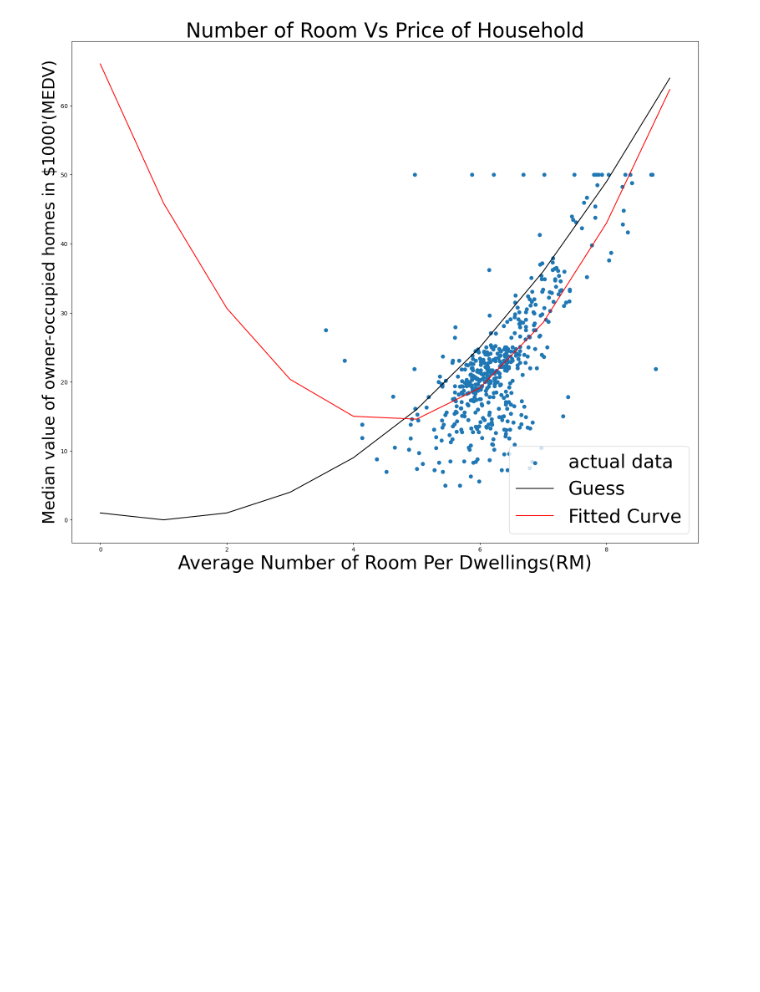
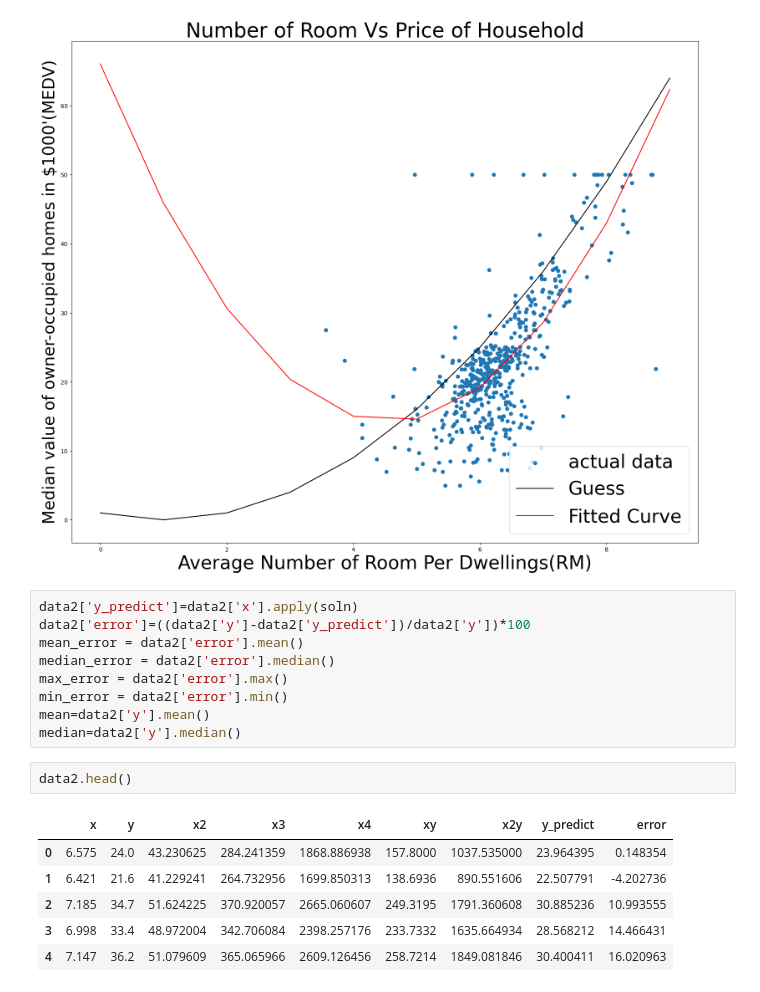
Before and after one commit to abiral-adhikari/mcsc-project, a Jupyter notebook: quatratic.ipynb, the cells around one changed output. Drawn from its saved outputs; the diff is of its cells as text; blank space fills up the shorter version.

Commit message:
Tested the Model
Tested the Model for mean error% and accuracy ,cofficient of variation etc

```diff
--- a/quatratic.ipynb
+++ b/quatratic.ipynb
@@ -93,3 +93,21 @@ ax.legend(loc=4,fontsize=32)
 # %% [output]
 <matplotlib.legend.Legend at 0x...>
 [figure]
+# %%
+data2['y_predict']=data2['x'].apply(soln)
+data2['error']=((data2['y']-data2['y_predict'])/data2['y'])*100
+mean_error = data2['error'].mean()
+median_error = data2['error'].median()
+max_error = data2['error'].max()
+min_error = data2['error'].min()
+mean=data2['y'].mean()
+median=data2['y'].median()
+# %%
+data2.head()
+# %% [output]
+|  | x | y | x2 | x3 | x4 | xy | x2y | y_predict | error |
+| 0 | 6.575 | 24.0 | 43.230625 | 284.241359 | 1868.886938 | 157.8000 | 1037.535000 | 23.964395 | 0.148354 |
+| 1 | 6.421 | 21.6 | 41.229241 | 264.732956 | 1699.850313 | 138.6936 | 890.551606 | 22.507791 | -4.202736 |
+| 2 | 7.185 | 34.7 | 51.624225 | 370.920057 | 2665.060607 | 249.3195 | 1791.360608 | 30.885236 | 10.993555 |
+| 3 | 6.998 | 33.4 | 48.972004 | 342.706084 | 2398.257176 | 233.7332 | 1635.664934 | 28.568212 | 14.466431 |
+| 4 | 7.147 | 36.2 | 51.079609 | 365.065966 | 2609.126456 | 258.7214 | 1849.081846 | 30.400411 | 16.020963 |
```
Also changed, not shown: parts of 6 cells of this notebook.
